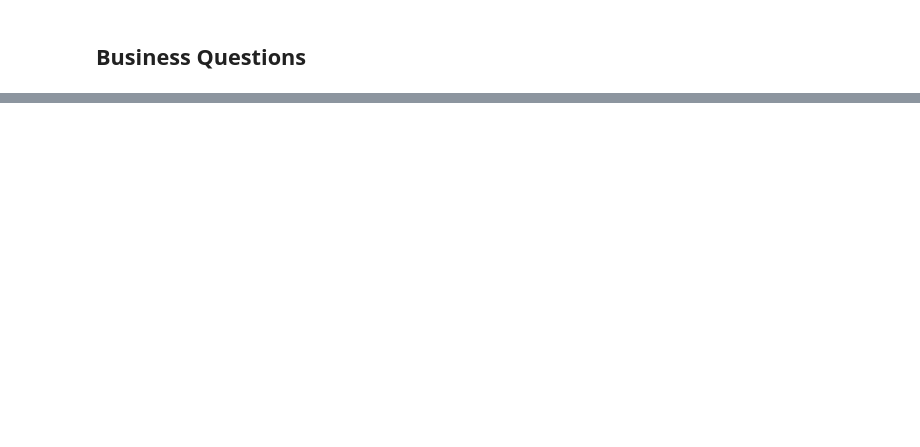
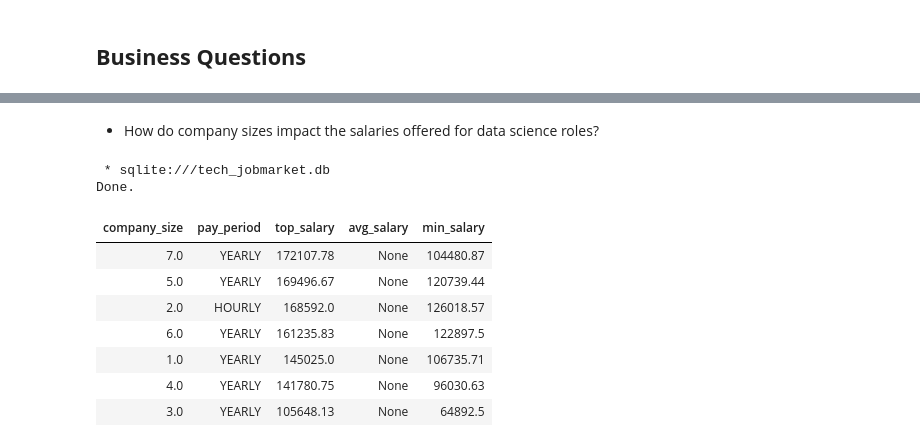
Before and after one commit to Ana-Akaishi/sql-projects, a Jupyter notebook: sql_projects/tech_job_posting/tech_jobpost.ipynb, the cells around one changed output, grey strips where cells are left out. Saved outputs shown, nothing was run; the diff lists cells and outputs as text; code cells hidden in the pictures; blank space fills up the shorter version.

```diff
--- a/sql_projects/tech_job_posting/tech_jobpost.ipynb
+++ b/sql_projects/tech_job_posting/tech_jobpost.ipynb
@@ -85,0 +82,26 @@ industry.to_sql('industry', conn, index=False, if_exists='replace')
+# %% [markdown]
+- How do company sizes impact the salaries offered for data science roles?
+# %%
+%%sql
+SELECT
+    company_size,
+    pay_period,
+    ROUND(AVG(max_salary),2) as top_salary,
+    ROUND(AVG(med_salary),2) as avg_salary,
+    ROUND(AVG(min_salary),2) as min_salary
+FROM companies
+JOIN posting ON companies.company_id = posting.company_id
+WHERE posting.title LIKE "%data scientist%" AND max_salary IS NOT NULL AND company_size IS NOT NULL
+GROUP BY company_size
+ORDER BY top_salary DESC
+# %% [output]
+ * sqlite:///tech_jobmarket.db
+Done.
+| company_size | pay_period | top_salary | avg_salary | min_salary |
+| 7.0 | YEARLY | 172107.78 | None | 104480.87 |
+| 5.0 | YEARLY | 169496.67 | None | 120739.44 |
+| 2.0 | HOURLY | 168592.0 | None | 126018.57 |
+| 6.0 | YEARLY | 161235.83 | None | 122897.5 |
+| 1.0 | YEARLY | 145025.0 | None | 106735.71 |
+| 4.0 | YEARLY | 141780.75 | None | 96030.63 |
+| 3.0 | YEARLY | 105648.13 | None | 64892.5 |
```
Also changed, not shown: parts of 57 cells of this notebook, 1 other file.
